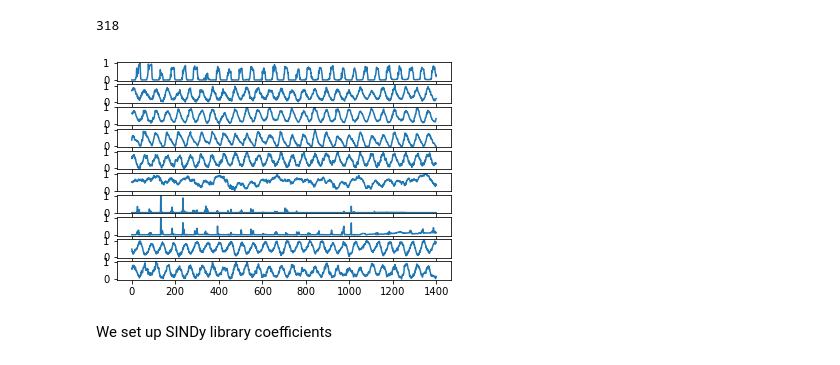
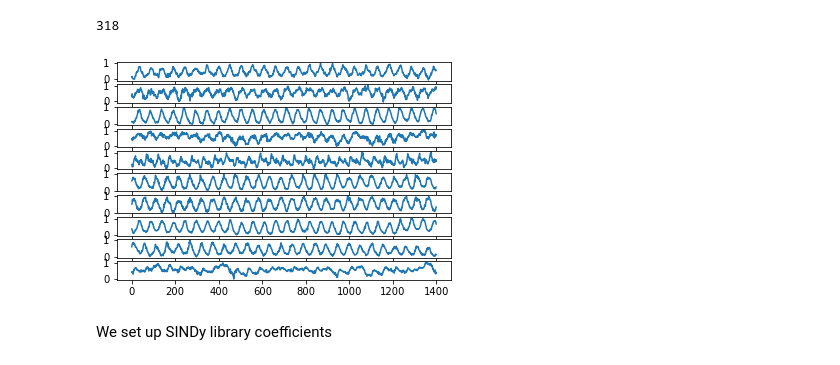
Before and after one commit to gaoliyao/sindy-shred, a Jupyter notebook: sst_sindy_shred.ipynb, the cells around one changed output. Saved outputs shown, nothing was run; the diff lists cells and outputs as text; code cells hidden in the pictures.

```diff
--- a/sst_sindy_shred.ipynb
+++ b/sst_sindy_shred.ipynb
@@ -34,7 +34,7 @@ import matplotlib.pyplot as plt
 from sklearn.preprocessing import MinMaxScaler
 import sindy
 
-num_sensors = 10
+num_sensors = 250
 lags = 52
 load_X = load_data('SST')
 n = load_X.shape[0]
@@ -106,12 +106,12 @@ len(test_dataset)
 318
 # %%
 sub_index_X = transformed_X[:,sensor_locations]
-fig, ax = plt.subplots(max(num_sensors,10))
+fig, ax = plt.subplots(min(num_sensors,10))
 
-for i in range(max(num_sensors,10)):
+for i in range(min(num_sensors,10)):
     ax[i].plot(sub_index_X[:,i])
 # %% [output]
-[figure, old version]
+[figure, new version]
 # %% [markdown]
 We set up SINDy library coefficients
 # %%
```
Also changed, not shown: parts of 11 cells of this notebook.
